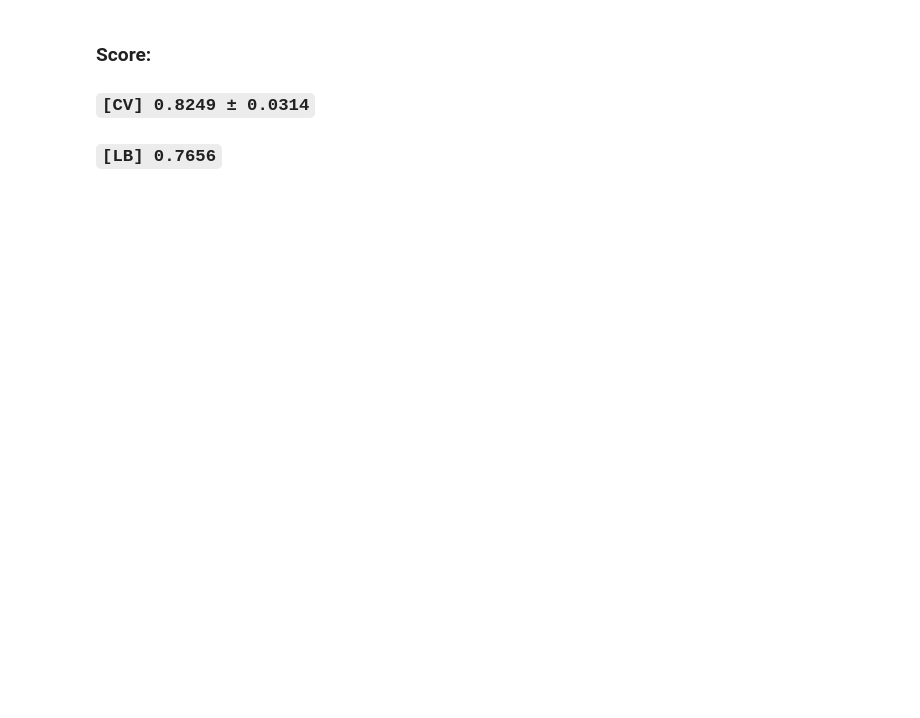
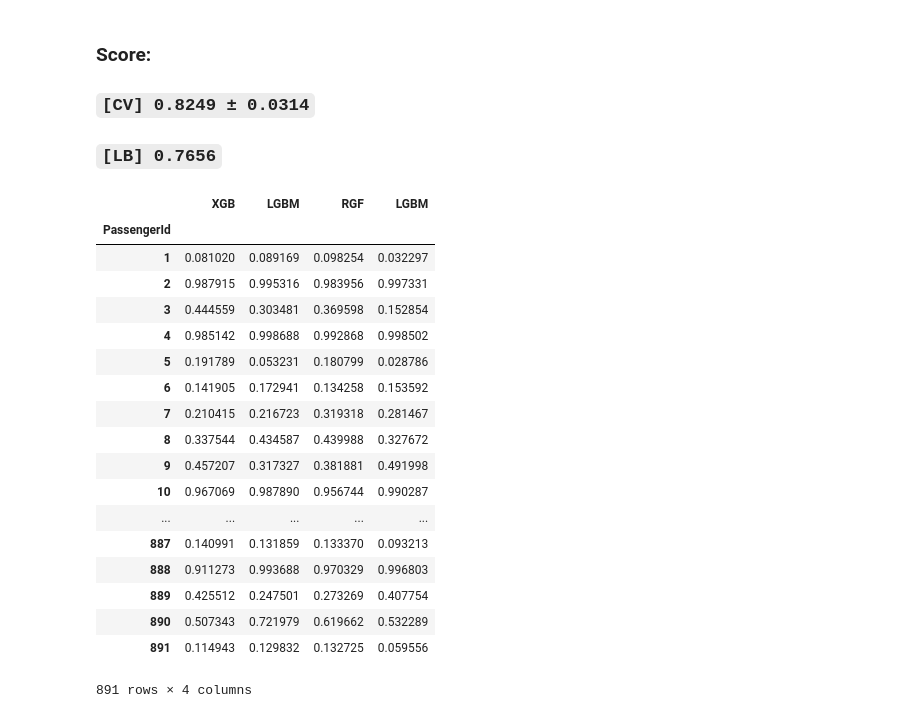
Before and after one commit to SimulatorML/Robusta, a Jupyter notebook: examples/titanic/0 baseline.ipynb, the cells around one changed output. Saved outputs shown, nothing was run; the diff lists cells and outputs as text; code cells hidden in the pictures; blank space fills up the shorter version.

```diff
--- a/examples/titanic/0 baseline.ipynb
+++ b/examples/titanic/0 baseline.ipynb
@@ -194,6 +199,26 @@ from robusta.crossval import stacking
 
 y_oof, y_sub = stacking([xgb, lgb, rgf, estimator],
                         cv, X_train, y_train, None, X_test, test_avg=False,
-                        method='predict_proba')
-
-y_sub
+                        method='predict_proba', n_jobs=-1)
+# %%
+y_oof
+# %% [output]
+|  | XGB | LGBM | RGF | LGBM |
+| PassengerId |  |  |  |  |
+| 1 | 0.081020 | 0.089169 | 0.098254 | 0.032297 |
+| 2 | 0.987915 | 0.995316 | 0.983956 | 0.997331 |
+| 3 | 0.444559 | 0.303481 | 0.369598 | 0.152854 |
+| 4 | 0.985142 | 0.998688 | 0.992868 | 0.998502 |
+| 5 | 0.191789 | 0.053231 | 0.180799 | 0.028786 |
+| 6 | 0.141905 | 0.172941 | 0.134258 | 0.153592 |
+| 7 | 0.210415 | 0.216723 | 0.319318 | 0.281467 |
+| 8 | 0.337544 | 0.434587 | 0.439988 | 0.327672 |
+| 9 | 0.457207 | 0.317327 | 0.381881 | 0.491998 |
+| 10 | 0.967069 | 0.987890 | 0.956744 | 0.990287 |
+| ... | ... | ... | ... | ... |
+| 887 | 0.140991 | 0.131859 | 0.133370 | 0.093213 |
+| 888 | 0.911273 | 0.993688 | 0.970329 | 0.996803 |
+| 889 | 0.425512 | 0.247501 | 0.273269 | 0.407754 |
+| 890 | 0.507343 | 0.721979 | 0.619662 | 0.532289 |
+| 891 | 0.114943 | 0.129832 | 0.132725 | 0.059556 |
+891 rows × 4 columns
```
Also changed, not shown: parts of 3 cells of this notebook, 2 other files.
